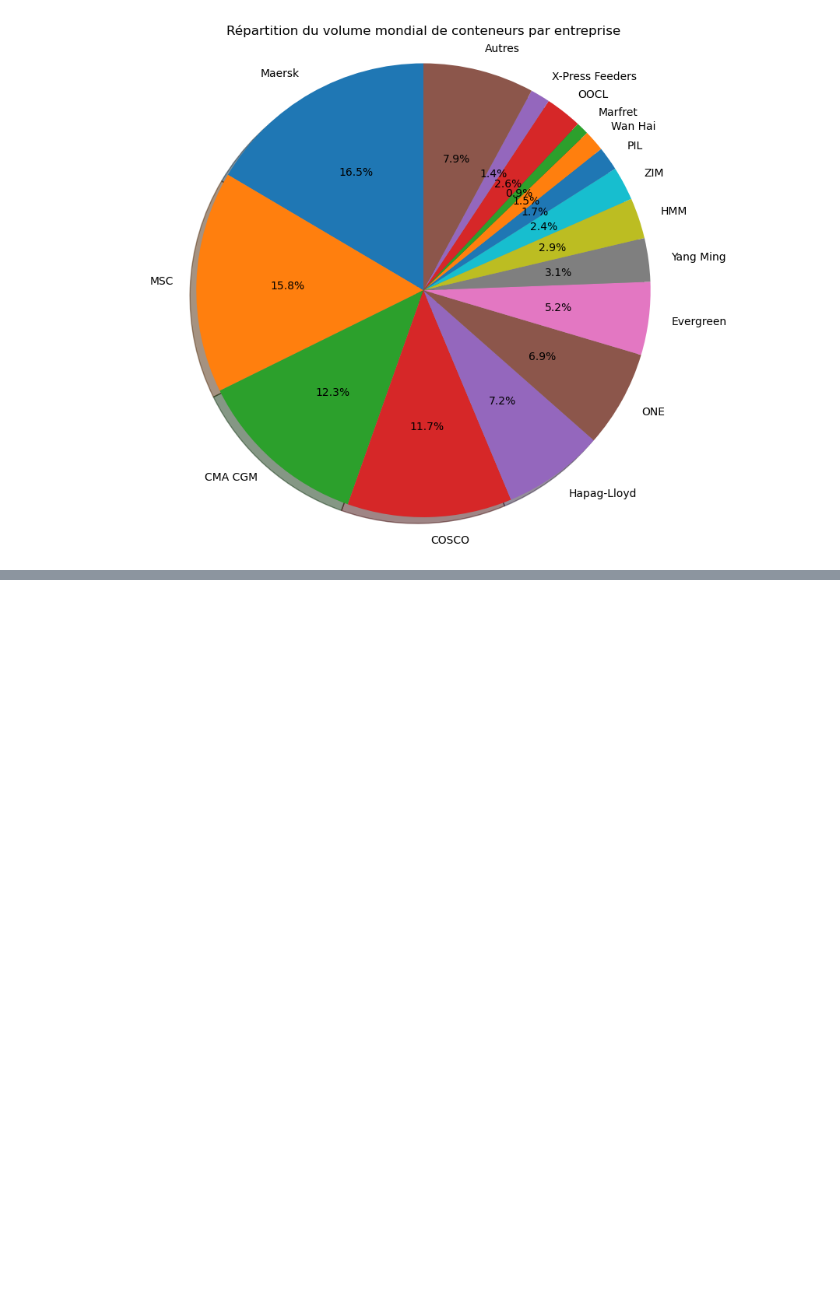
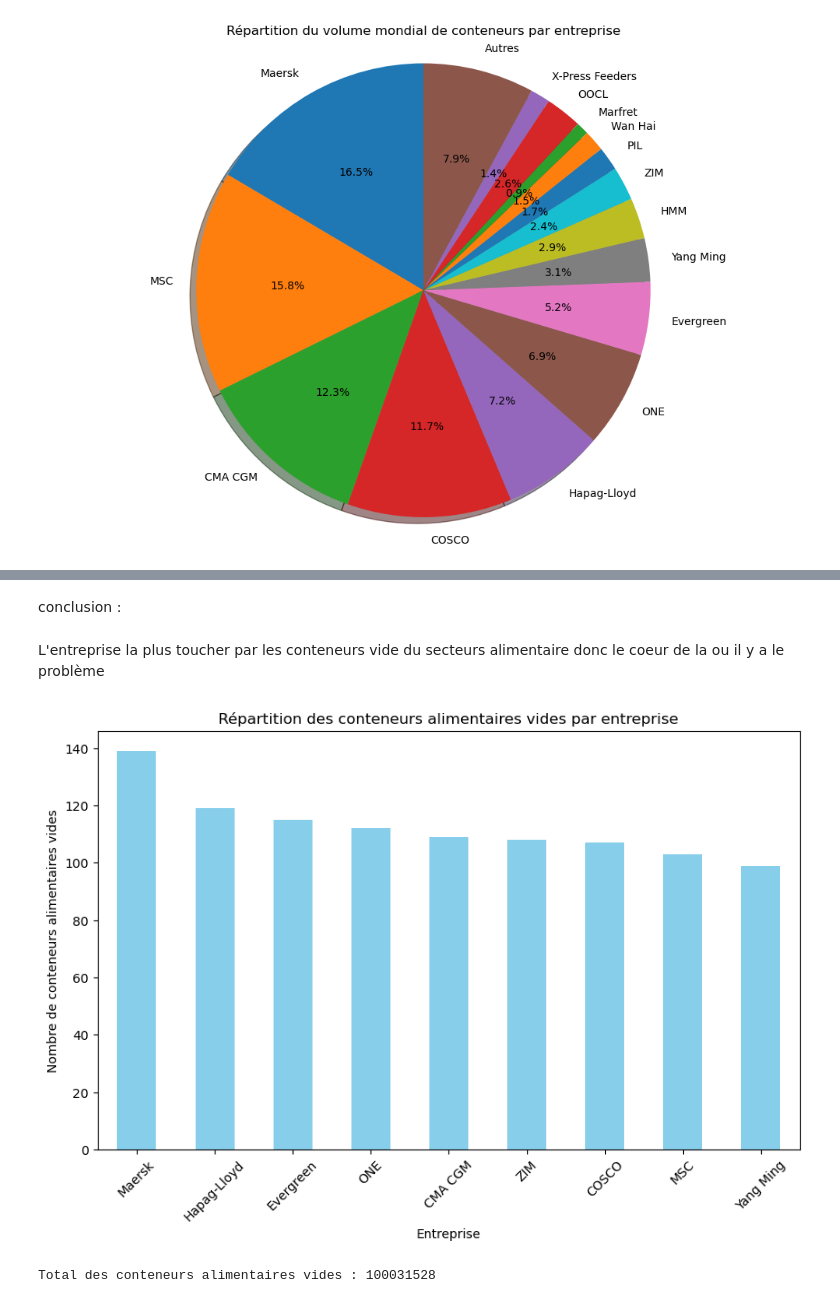
Before and after one commit to zakaria-maanane/CargoFlow, a Jupyter notebook: CargoFlow.ipynb, the cells around one changed output, grey strips where cells are left out. Saved outputs shown, nothing was run; the diff lists cells and outputs as text; code cells hidden in the pictures; blank space fills up the shorter version.

```diff
--- a/CargoFlow.ipynb
+++ b/CargoFlow.ipynb
@@ -73,0 +151,34 @@ plt.show()
+# %% [markdown]
+conclusion :
+# %% [markdown]
+L'entreprise la plus toucher par les conteneurs vide du secteurs alimentaire donc le coeur de la ou il y a le problème
+# %%
+import pandas as pd
+import matplotlib.pyplot as plt
+
+# Charger le fichier CSV (ou utiliser le dataframe df_large si déjà créé)
+df = pd.read_csv('conteneurs_vides_reel_long.csv')
+
+# Filtrer les conteneurs alimentaires vides
+df_alimentaires = df[df['Type_Conteneur'] == 'Alimentaires']
+
+# Calculer le nombre total de conteneurs alimentaires vides
+total_alimentaires_vides = df_alimentaires['Volume_Conteneurs_Vides'].sum()
+
+# Visualiser la répartition par entreprise
+repartition = df_alimentaires['Bateau_Entreprise'].value_counts()
+
+# Graphique
+plt.figure(figsize=(10, 6))
+repartition.plot(kind='bar', color='skyblue')
+plt.title('Répartition des conteneurs alimentaires vides par entreprise')
+plt.xlabel('Entreprise')
+plt.ylabel('Nombre de conteneurs alimentaires vides')
+plt.xticks(rotation=45)
+plt.show()
+
+# Affichage du total des conteneurs alimentaires vides
+print(f"Total des conteneurs alimentaires vides : {total_alimentaires_vides}")
+# %% [output]
+[figure, added]
+Total des conteneurs alimentaires vides : 100031528
```
Also changed, not shown: parts of 8 cells of this notebook, 4 other files.
